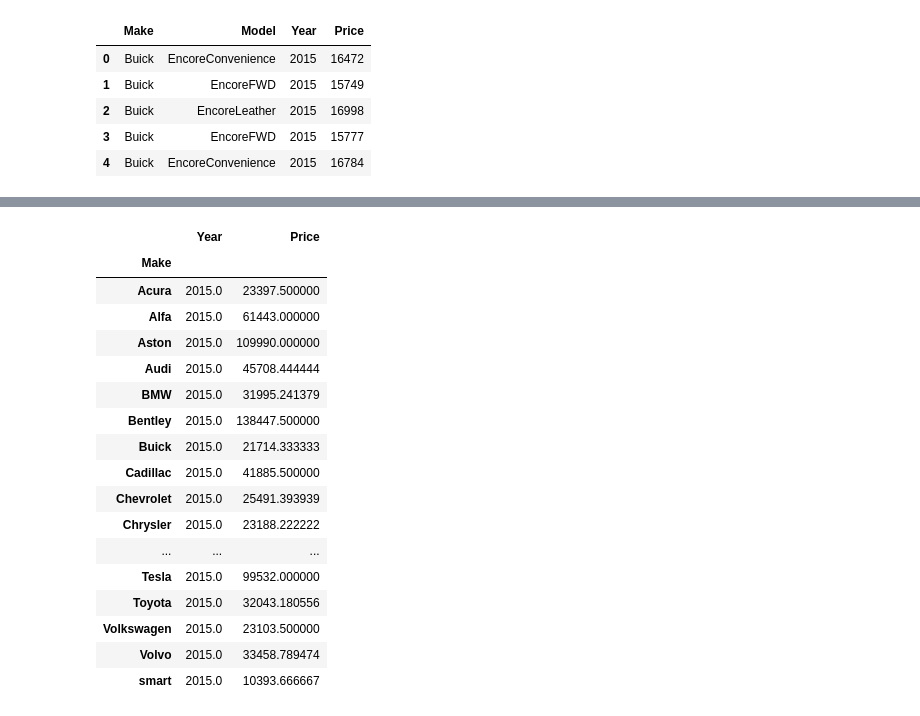
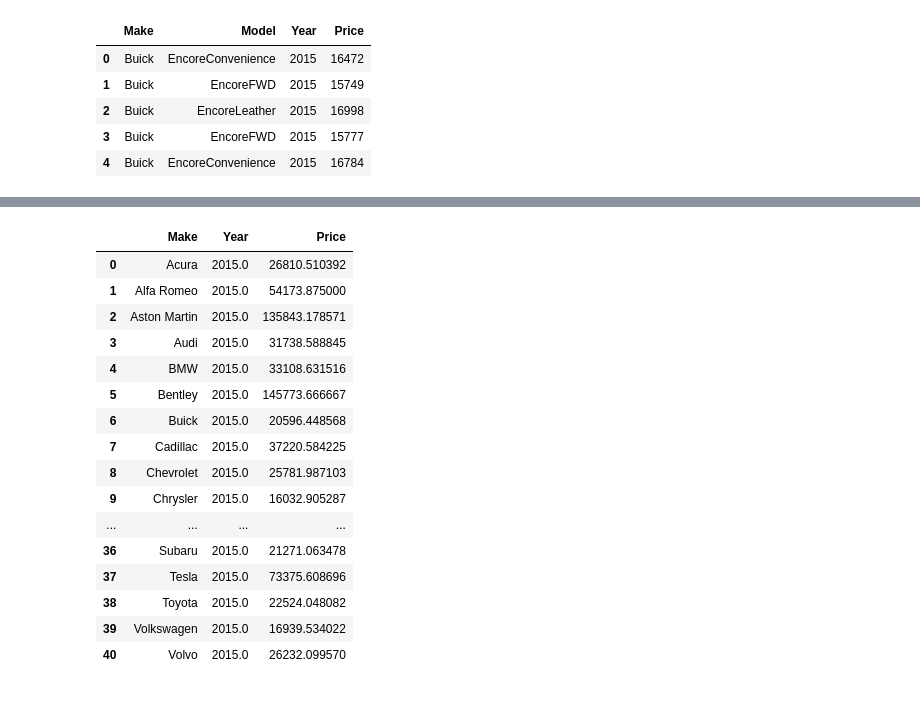
Before and after one commit to Yara1994/ETL_avg_car_price, a Jupyter notebook: ETL.ipynb, the cells around one changed output, grey strips where cells are left out. Drawn from its saved outputs; the diff is of its cells as text; code cells hidden in the pictures.

```diff
--- a/ETL.ipynb
+++ b/ETL.ipynb
@@ -233,0 +167,8 @@ used_car_database_2015.head()
+# %%
+updated_used_df = used_car_df[used_car_df.Price != 99999]
+# %%
+#updated_used_car_df =
+updated_used_df["Make"] = updated_used_df["Make"].replace({"Alfa":"Alfa Romeo", "Aston": "Aston Martin", "INFINITI": "Infiniti",
+                                                          "Land": "Land Rover", "Ram": "Dodge", "smart": "Smart"})
+
+updated_used_df
@@ -233,0 +199,3 @@ used_car_database_2015.head()
+# %%
+final_changes_used = updated_used_df[updated_used_df.Make != "Freightliner"]
+final_changes_used = final_changes_used[final_changes_used.Make != "Lotus"]
@@ -233,0 +204,3 @@ used_car_database_2015.head()
+# %%
+updated_used_car_dataframe_2015 = final_changes_used[(final_changes_used.Year == 2015)]
+updated_used_car_dataframe_2015
@@ -234,22 +226,24 @@ used_car_database_2015.head()
 # %%
-avg_price_2015 = used_car_database_2015.groupby("Make").mean()
+avg_price_2015 = updated_used_car_dataframe_2015.groupby("Make").mean()
 avg_price_2015
+
+average_price_2015 = avg_price_2015.reset_index()
+average_price_2015
 # %% [output]
-|  | Year | Price |
-| Make |  |  |
-| Acura | 2015.0 | 23397.500000 |
-| Alfa | 2015.0 | 61443.000000 |
-| Aston | 2015.0 | 109990.000000 |
-| Audi | 2015.0 | 45708.444444 |
-| BMW | 2015.0 | 31995.241379 |
-| Bentley | 2015.0 | 138447.500000 |
-| Buick | 2015.0 | 21714.333333 |
-| Cadillac | 2015.0 | 41885.500000 |
-| Chevrolet | 2015.0 | 25491.393939 |
-| Chrysler | 2015.0 | 23188.222222 |
-| ... | ... | ... |
-| Tesla | 2015.0 | 99532.000000 |
-| Toyota | 2015.0 | 32043.180556 |
-| Volkswagen | 2015.0 | 23103.500000 |
-| Volvo | 2015.0 | 33458.789474 |
-| smart | 2015.0 | 10393.666667 |
+|  | Make | Year | Price |
+| 0 | Acura | 2015.0 | 26810.510392 |
+| 1 | Alfa Romeo | 2015.0 | 54173.875000 |
+| 2 | Aston Martin | 2015.0 | 135843.178571 |
+| 3 | Audi | 2015.0 | 31738.588845 |
+| 4 | BMW | 2015.0 | 33108.631516 |
+| 5 | Bentley | 2015.0 | 145773.666667 |
+| 6 | Buick | 2015.0 | 20596.448568 |
+| 7 | Cadillac | 2015.0 | 37220.584225 |
+| 8 | Chevrolet | 2015.0 | 25781.987103 |
+| 9 | Chrysler | 2015.0 | 16032.905287 |
+| ... | ... | ... | ... |
+| 36 | Subaru | 2015.0 | 21271.063478 |
+| 37 | Tesla | 2015.0 | 73375.608696 |
+| 38 | Toyota | 2015.0 | 22524.048082 |
+| 39 | Volkswagen | 2015.0 | 16939.534022 |
+| 40 | Volvo | 2015.0 | 26232.099570 |
```
Also changed, not shown: parts of 28 cells of this notebook, 1 other file.
